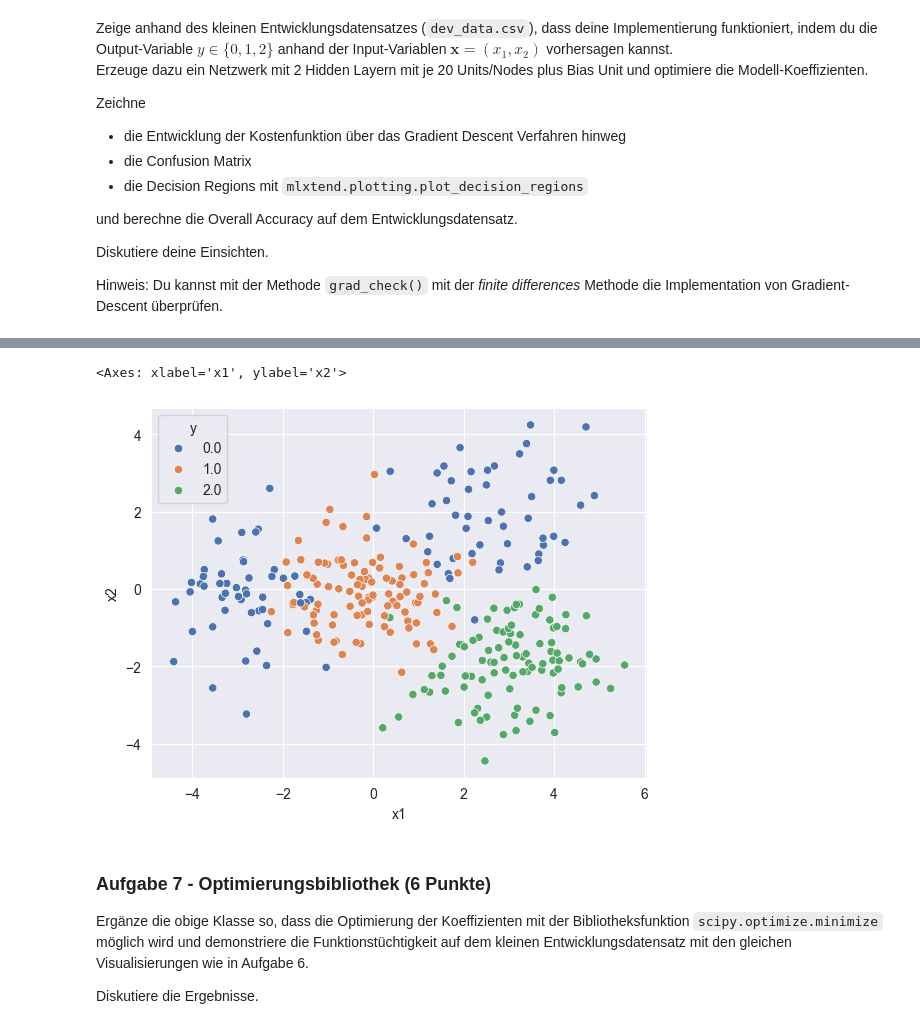
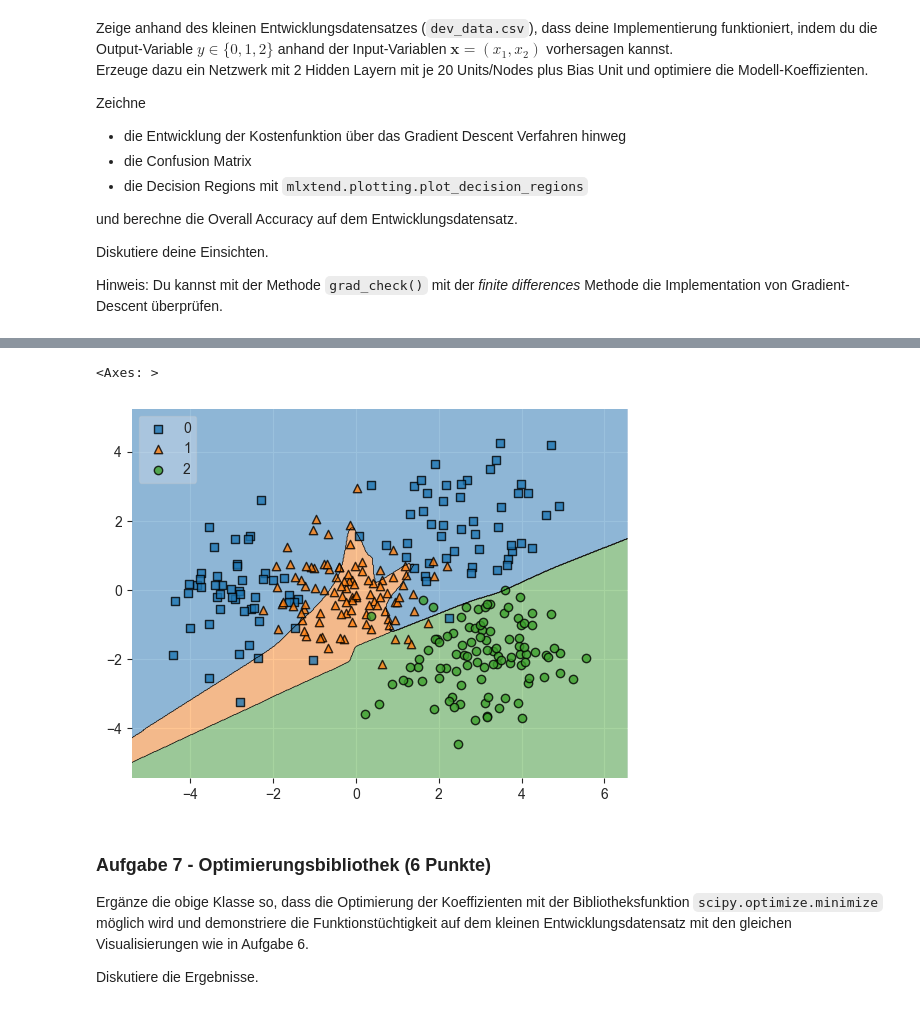
Before and after one commit to staldenhoefler/gml_mc2, a Jupyter notebook: gml_minichallenge_2-checkpoint.ipynb, the cells around one changed output, grey strips where cells are left out. Drawn from its saved outputs; the diff is of its cells as text; code cells hidden in the pictures.

```diff
--- a/gml_minichallenge_2-checkpoint.ipynb
+++ b/gml_minichallenge_2-checkpoint.ipynb
@@ -1077,16 +1118,0 @@ X, y = make_blobs(n_samples=307200, centers=3, n_features=2, random_state=123)
-# %%
-from mlxtend.plotting import plot_decision_regions
-from sklearn.preprocessing import OneHotEncoder
-encoder = OneHotEncoder(sparse_output=False)
-
-dev_data = pd.read_csv('data/dev_data.csv', delimiter=',')
-x_dev = dev_data.drop(columns=['y']).values
-y_dev = dev_data['y']
-
-y_dev = y_dev.to_numpy()
-
-y_dev_one_hot = encoder.fit_transform(y_dev.reshape(-1, 1))
-y_one_hot = encoder.fit_transform(y.reshape(-1, 1))
-
-svm = MLPClassifier(num_nodes_per_layer = [2, 30, 3], max_num_steps=20, lr=0.0001, adaptive_lr_constant=0.002, alpha=0, random_seed=123)
-svm.fit(x_dev, y_dev_one_hot)
@@ -1129,18 +1119,11 @@ dev_data
-# %%
-layer = [2, 4, 10, 3]
-mlpClassifier = MLPClassifier(num_nodes_per_layer = layer, max_num_steps=1000, random_seed=123)
-mlpClassifier._initialize_weights()
-print(mlpClassifier.layers[0][0])
-print(mlpClassifier.outputlayer[0][0])
-print('Abstand')
-test = np.array([[1,1]])
-print(mlpClassifier.forward(x_dev)[-1])
-# %%
-import seaborn as sns
-sns.scatterplot(x=dev_data['x1'], y=dev_data['x2'], hue=dev_data['y'], palette='deep')
-# %% [output]
-<Axes: xlabel='x1', ylabel='x2'>
-[figure, removed]
+# %%
+from mlxtend.plotting import plot_decision_regions
+from sklearn.preprocessing import OneHotEncoder
+
+plot_decision_regions(x_dev, y_dev_one_hot.argmax(axis=1), clf=mlpClassifier, legend=2)
+# %% [output]
+<Axes: >
+[figure, added]
 # %% [markdown]
 ### Aufgabe 7 - Optimierungsbibliothek (6 Punkte)
 
```
Also changed, not shown: parts of 32 cells of this notebook.
